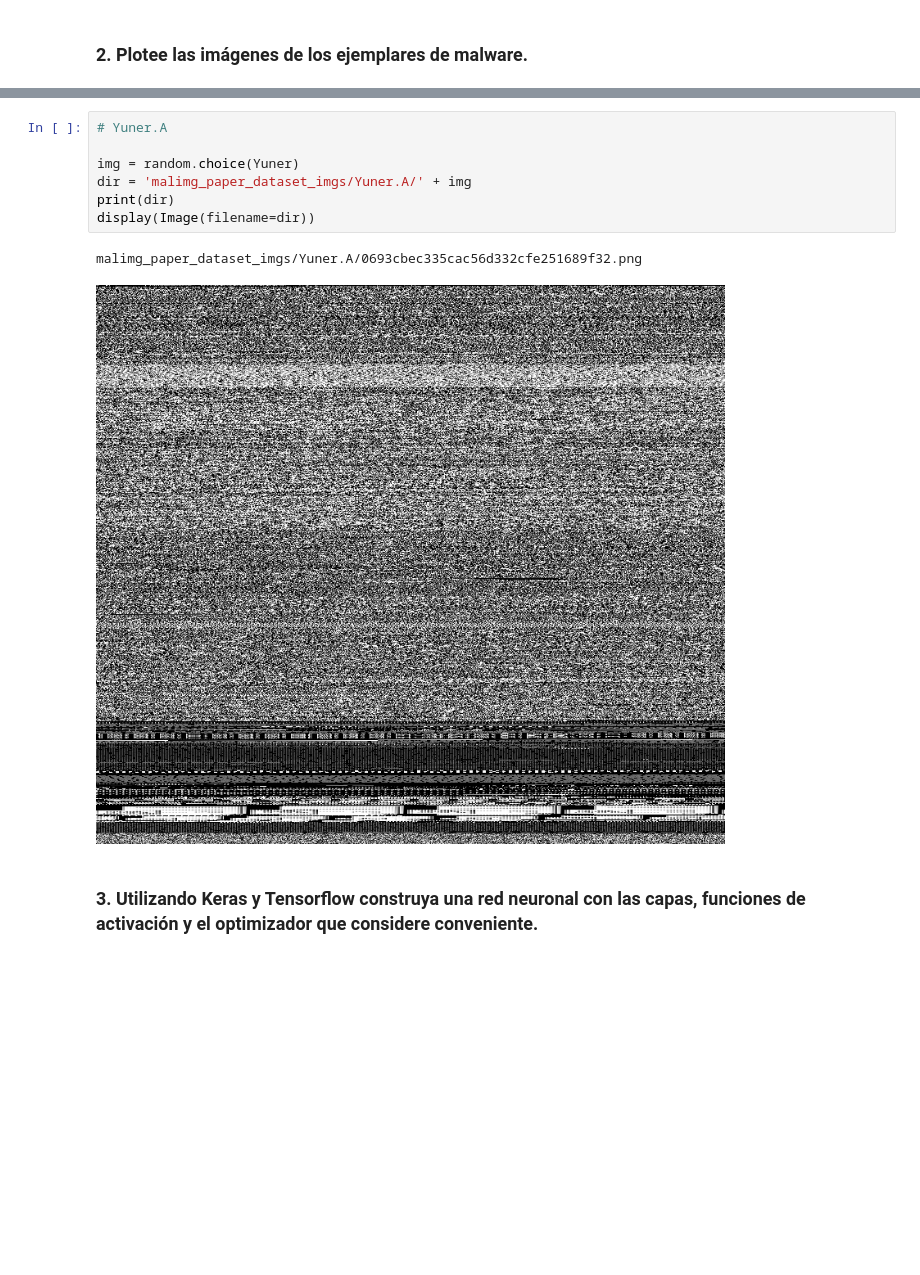
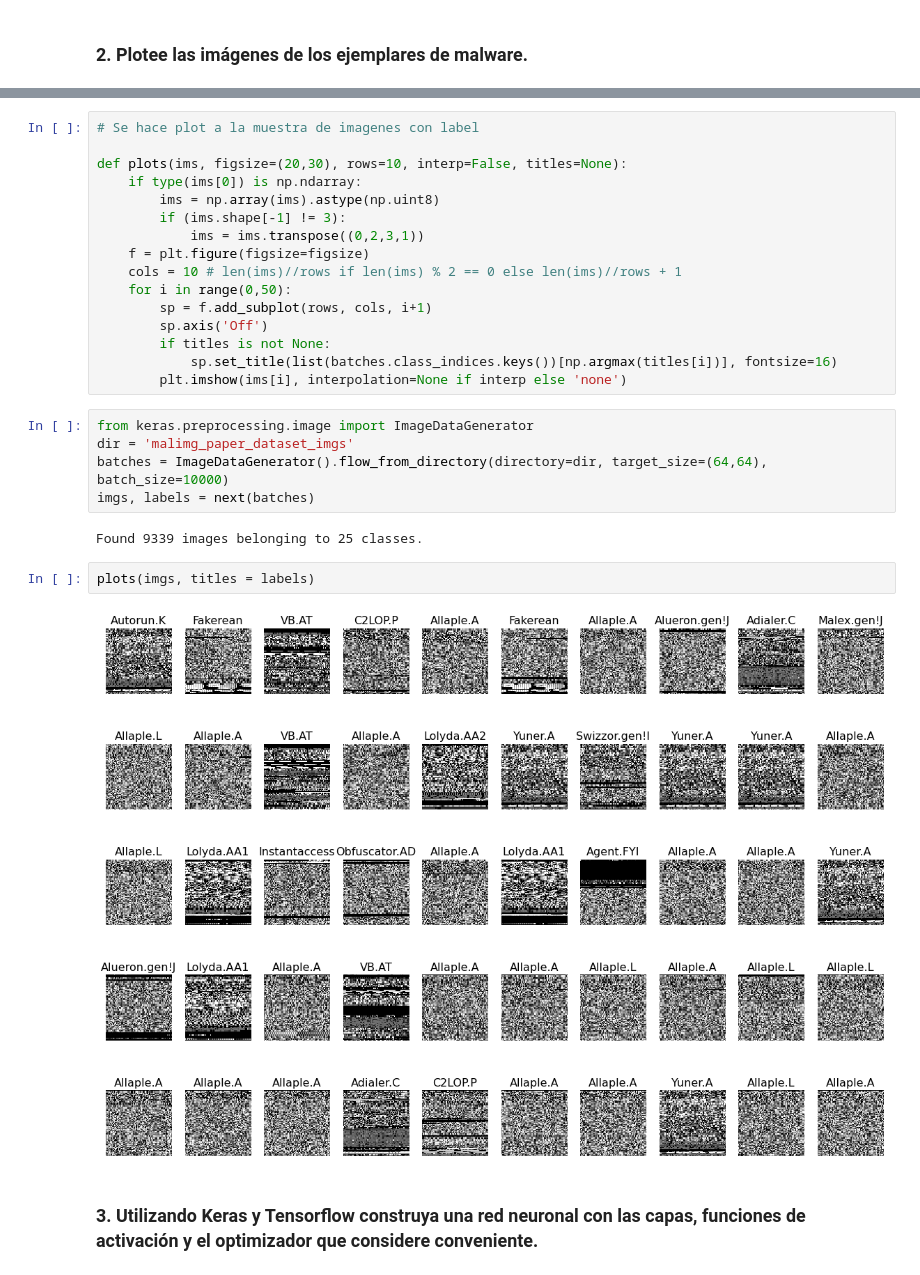
Before and after one commit to sergiomarchena16/lab7-sds, a Jupyter notebook: main.ipynb, the cells around one changed output, grey strips where cells are left out. Cells and saved outputs as stored; diff of their text form; blank space fills up the shorter version.

```diff
--- a/main.ipynb
+++ b/main.ipynb
@@ -170,12 +90,29 @@ malimg_paper_dataset_imgs/VB.AT/07c4d5ac18c98585afee88827f48833c.png
-# %%
-# Yuner.A
-
-img = random.choice(Yuner)
-dir = 'malimg_paper_dataset_imgs/Yuner.A/' + img
-print(dir)
-display(Image(filename=dir))
-# %% [output]
-malimg_paper_dataset_imgs/Yuner.A/0693cbec335cac56d332cfe251689f32.png
-[figure, removed]
+# %%
+# Se hace plot a la muestra de imagenes con label
+
+def plots(ims, figsize=(20,30), rows=10, interp=False, titles=None):
+    if type(ims[0]) is np.ndarray:
+        ims = np.array(ims).astype(np.uint8)
+        if (ims.shape[-1] != 3):
+            ims = ims.transpose((0,2,3,1))
+    f = plt.figure(figsize=figsize)
+    cols = 10 # len(ims)//rows if len(ims) % 2 == 0 else len(ims)//rows + 1
+    for i in range(0,50):
+        sp = f.add_subplot(rows, cols, i+1)
+        sp.axis('Off')
+        if titles is not None:
+            sp.set_title(list(batches.class_indices.keys())[np.argmax(titles[i])], fontsize=16)
+        plt.imshow(ims[i], interpolation=None if interp else 'none')
+# %%
+from keras.preprocessing.image import ImageDataGenerator
+dir = 'malimg_paper_dataset_imgs'
+batches = ImageDataGenerator().flow_from_directory(directory=dir, target_size=(64,64), batch_size=10000)
+imgs, labels = next(batches)
+# %% [output]
+Found 9339 images belonging to 25 classes.
+# %%
+plots(imgs, titles = labels)
+# %% [output]
+[figure, added]
 # %% [markdown]
 ### 3. Utilizando  Keras  y  Tensorflow  construya  una  red  neuronal  con  las  capas,  funciones  de activación y el optimizador que considere conveniente.
```
Also changed, not shown: parts of 25 cells of this notebook.
